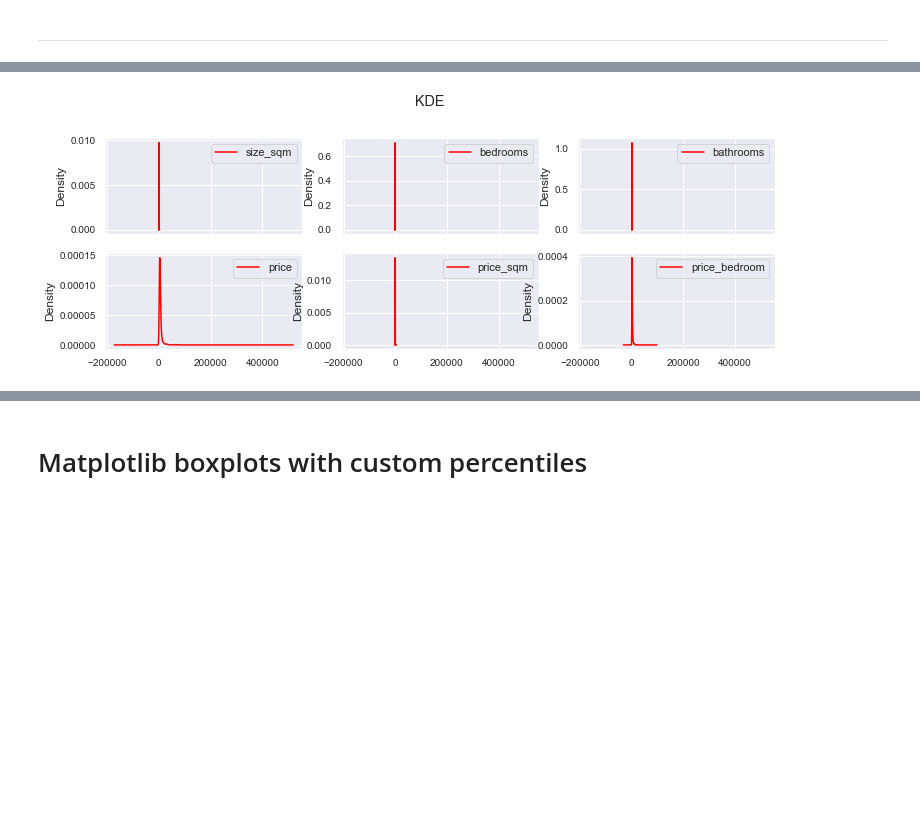
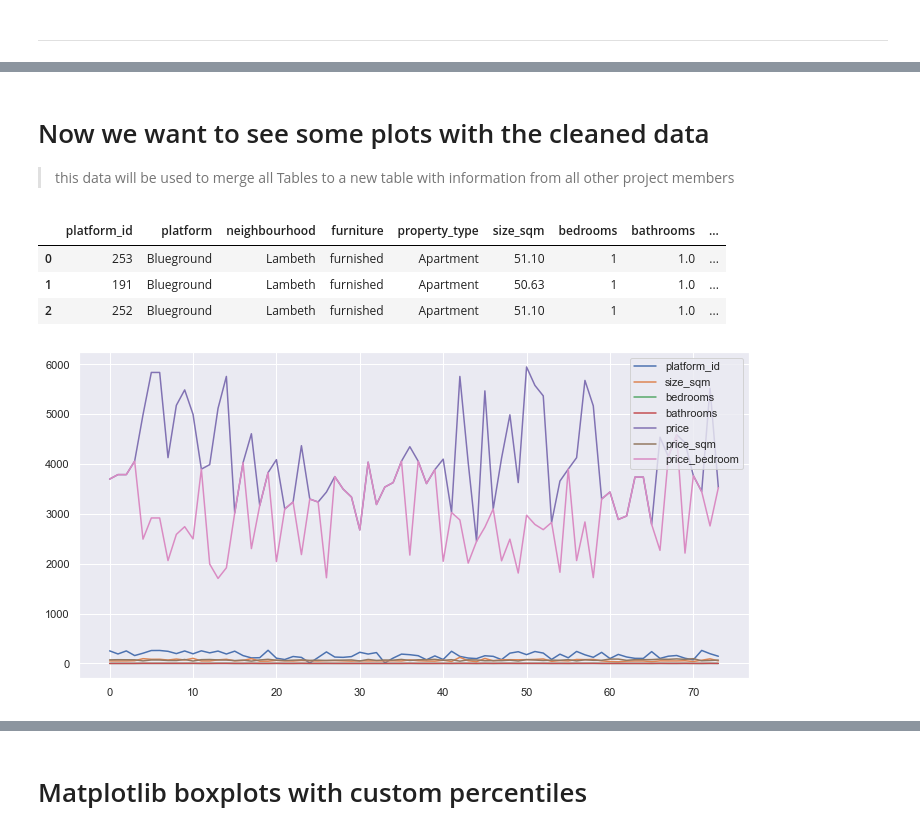
Before and after one commit to capstone-jmrs/capstone-proptech-repo, a Jupyter notebook: blueground_clean_markus.ipynb, the cells around one changed output, grey strips where cells are left out. Saved outputs shown, nothing was run; the diff lists cells and outputs as text; code cells hidden in the pictures; blank space fills up the shorter version.

```diff
--- a/blueground_clean_markus.ipynb
+++ b/blueground_clean_markus.ipynb
@@ -1532,4 +1423,3 @@ plot_platforms_complete.price.plot(kind='box', figsize=(10, 5), rot=45, fontsize
-# %%
-plot_platforms_complete.plot(kind='kde', figsize=(12, 6), fontsize=10, grid=True, title='KDE', color='red', subplots=True, layout=(3, 3), legend=True);
-# %% [output]
-[figure, removed]
+# %% [markdown]
+# Now we want to see some plots with the cleaned data
+> this data will be used to merge all Tables to a new table with information from all other project members
@@ -1535,0 +1432,16 @@ plot_platforms_complete.plot(kind='kde', figsize=(12, 6), fontsize=10, grid=True
+# %%
+# Select the combined Data form DBeaver Database
+
+sql = f"""
+SELECT *
+FROM {schema}.{table_name} as blueground_clean
+"""
+# Take the SQL-Command and import all Data into the variable df
+blueground_clean = get_dataframe(sql)
+blueground_clean = blueground_clean.copy()
+display(blueground_clean.head(3))
+# %% [output]
+|  | platform_id | platform | neighbourhood | furniture | property_type | size_sqm | bedrooms | bathrooms | ... |
+| 0 | 253 | Blueground | Lambeth | furnished | Apartment | 51.10 | 1 | 1.0 | ... |
+| 1 | 191 | Blueground | Lambeth | furnished | Apartment | 50.63 | 1 | 1.0 | ... |
+| 2 | 252 | Blueground | Lambeth | furnished | Apartment | 51.10 | 1 | 1.0 | ... |
@@ -1535,0 +1450,4 @@ plot_platforms_complete.plot(kind='kde', figsize=(12, 6), fontsize=10, grid=True
+# %%
+plot_blueground_clean.plot(figsize=(12,6));
+# %% [output]
+[figure, added]
```
Also changed, not shown: parts of 43 cells of this notebook.
